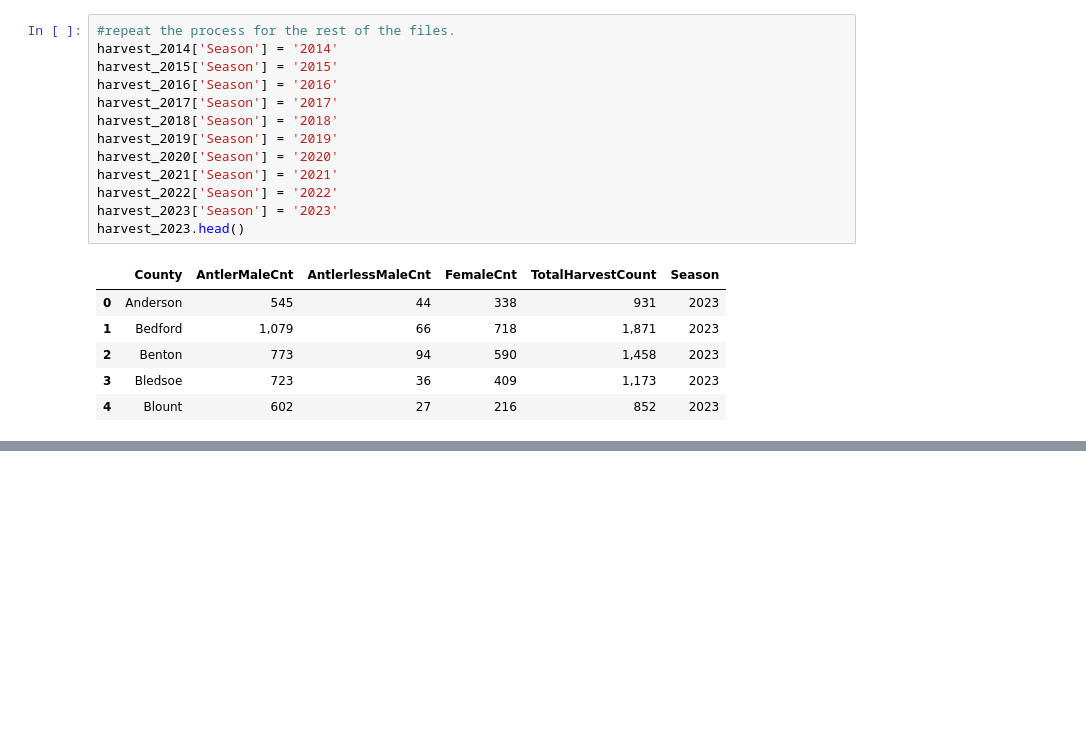
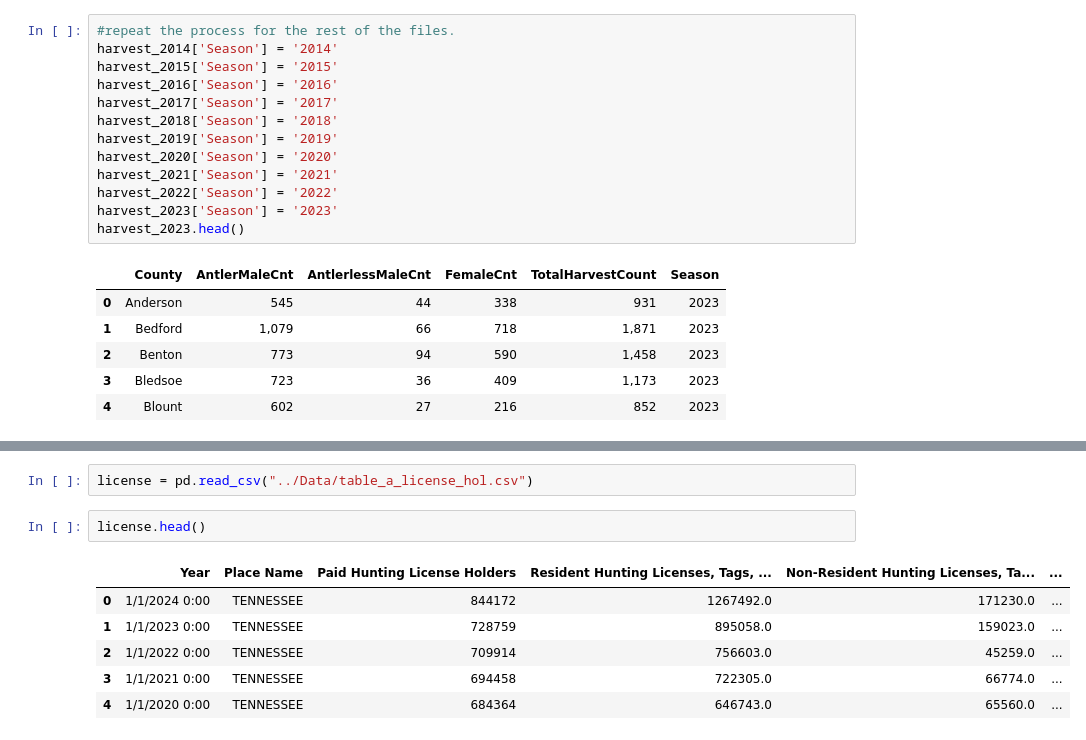
Before and after one commit to McNuttJ/Tennessee-Deer-Herd-Analysis-Capstone, a Jupyter notebook: tennessee_deer_herd_analysis.ipynb, the cells around one changed output, grey strips where cells are left out. Saved outputs shown, nothing was run; the diff lists cells and outputs as text; blank space fills up the shorter version.

```diff
--- a/tennessee_deer_herd_analysis.ipynb
+++ b/tennessee_deer_herd_analysis.ipynb
@@ -197,0 +222,11 @@ memory usage: 77.5+ KB
+# %%
+license = pd.read_csv("../Data/table_a_license_hol.csv")
+# %%
+license.head()
+# %% [output]
+|  | Year | Place Name | Paid Hunting License Holders | Resident Hunting Licenses, Tags, ... | Non-Resident Hunting Licenses, Ta... | ... |
+| 0 | 1/1/2024 0:00 | TENNESSEE | 844172 | 1267492.0 | 171230.0 | ... |
+| 1 | 1/1/2023 0:00 | TENNESSEE | 728759 | 895058.0 | 159023.0 | ... |
+| 2 | 1/1/2022 0:00 | TENNESSEE | 709914 | 756603.0 | 45259.0 | ... |
+| 3 | 1/1/2021 0:00 | TENNESSEE | 694458 | 722305.0 | 66774.0 | ... |
+| 4 | 1/1/2020 0:00 | TENNESSEE | 684364 | 646743.0 | 65560.0 | ... |
```
Also changed, not shown: parts of 22 cells of this notebook.
